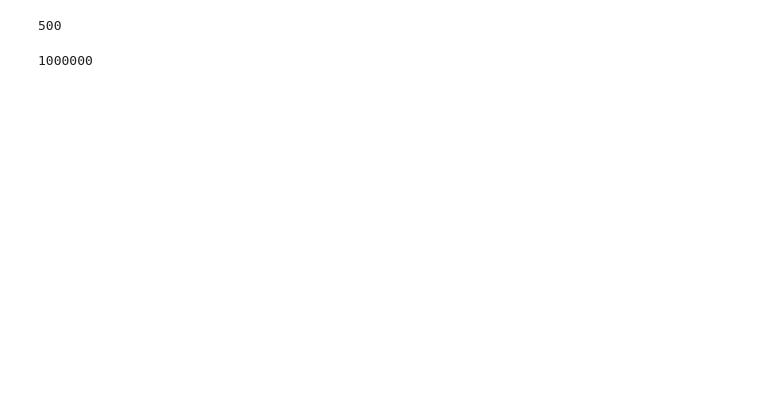
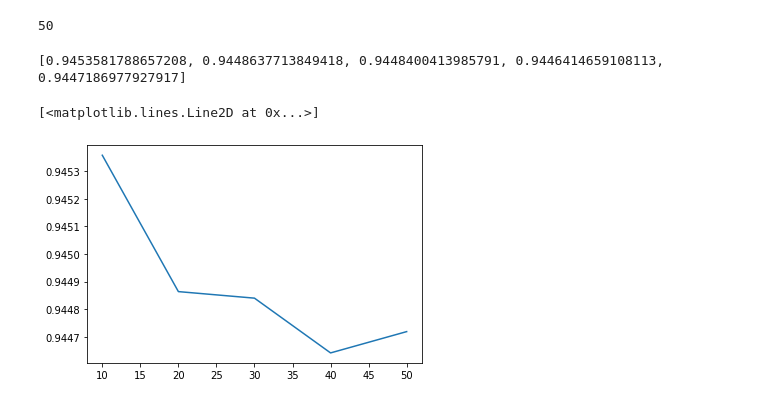
Before and after one commit to rathilakshika/QNN, a Jupyter notebook: Monte Carlo Integration.ipynb, the cells around one changed output. Cells and saved outputs as stored; diff of their text form; code cells hidden in the pictures; blank space fills up the shorter version.

```diff
--- a/Monte Carlo Integration.ipynb
+++ b/Monte Carlo Integration.ipynb
@@ -39,40 +38,43 @@ def func_effDim(matrix, n, gamma):  #Computes the function inside the integral (
 # %% [markdown]
 <img src="Images/int_eff.png">
 # %%
-def int_effDim(normalisedMatrices, n): #Computes the integral present in numerator of effective dimension formula
+def int_effDim(normalisedMatrices, n, num_matrices): #Computes the integral present in numerator of effective dimension formula
     sum_dets = 0
     for i in range(len(normalisedMatrices)):
         sum_dets += func_effDim(normalisedMatrices[i], n, gamma)
-    return ((u_limit-l_limit)**d)*sum_dets/n
+    return ((u_limit-l_limit)**d)*sum_dets/num_matrices
 # %% [markdown]
 <img src="Images/eff_dim.png">
 # %%
-def eff_dim(fubini_matrices, n, gamma):  #Computes the effective dimension according to the equation-2 (given above)
+def eff_dim(fubini_matrices, n, gamma, num_matrices):  #Computes the effective dimension according to the equation-2 (given above)
     normalisedMatrices = []
     for i in range(len(fubini_matrices)):
-        normalisedMatrices.append(normalisedFisher(i, fubini_matrices, n))
+        normalisedMatrices.append(normalisedFisher(i, fubini_matrices, num_matrices))
     factor = gamma*n/(2*pi*math.log10(n))
-    return 2*math.log10(int_effDim(normalisedMatrices, n)/Vtheta)/math.log10(factor)
+    return 2*math.log10(int_effDim(normalisedMatrices, n, num_matrices)/Vtheta)/math.log10(factor)
 # %%
 import pickle    #importing the fisher matrices stored in the pickle file
-file_name = "EasyQuantum40500-10.pkl"
+file_name = "EasyQuantumnormal1040.pkl"
 open_file = open(file_name, "rb")
 loaded_list = pickle.load(open_file)
 open_file.close()
 # %%
-fubini_matrices = loaded_list[1]
+fubini_matrices = loaded_list[3]
 print(len(fubini_matrices))
 # %% [output]
-500
+50
-# %%
-fubini = fubini_matrices*2000
-len(fubini)
-#random.shuffle(fubini)
-# %% [output]
-1000000
 # %%
-from sklearn.utils import shuffle
-fubini = shuffle(fubini, random_state=0)
+eff_dimsb = [ ]           #Computes effective dimension for the 500 fisher matrices
+
+for j in range(10, 51, 10):   #no of datapoints
+    eff_dimsb.append(eff_dim(fubini_matrices[:j], 10**9, 1, j) / d)
+
+print(eff_dimsb)
+plt.plot([10,20,30,40,50], eff_dimsb)
+# %% [output]
+[0.9453581788657208, 0.9448637713849418, 0.9448400413985791, 0.9446414659108113, 0.9447186977927917]
+[<matplotlib.lines.Line2D at 0x...>]
+[figure, added]
 # %%
 eff_dims = [ ]           #Computes effective dimension for the 500 fisher matrices
 dataV = [ ]
```
Also changed, not shown: parts of 6 cells of this notebook, 1 other file.
